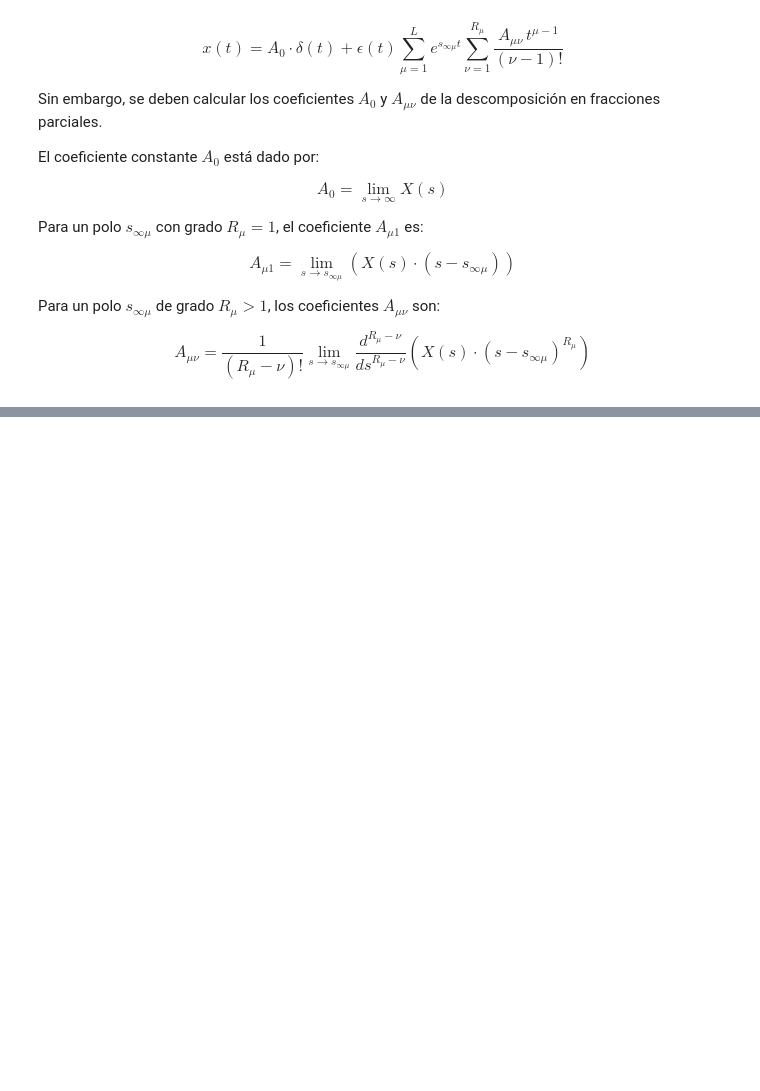
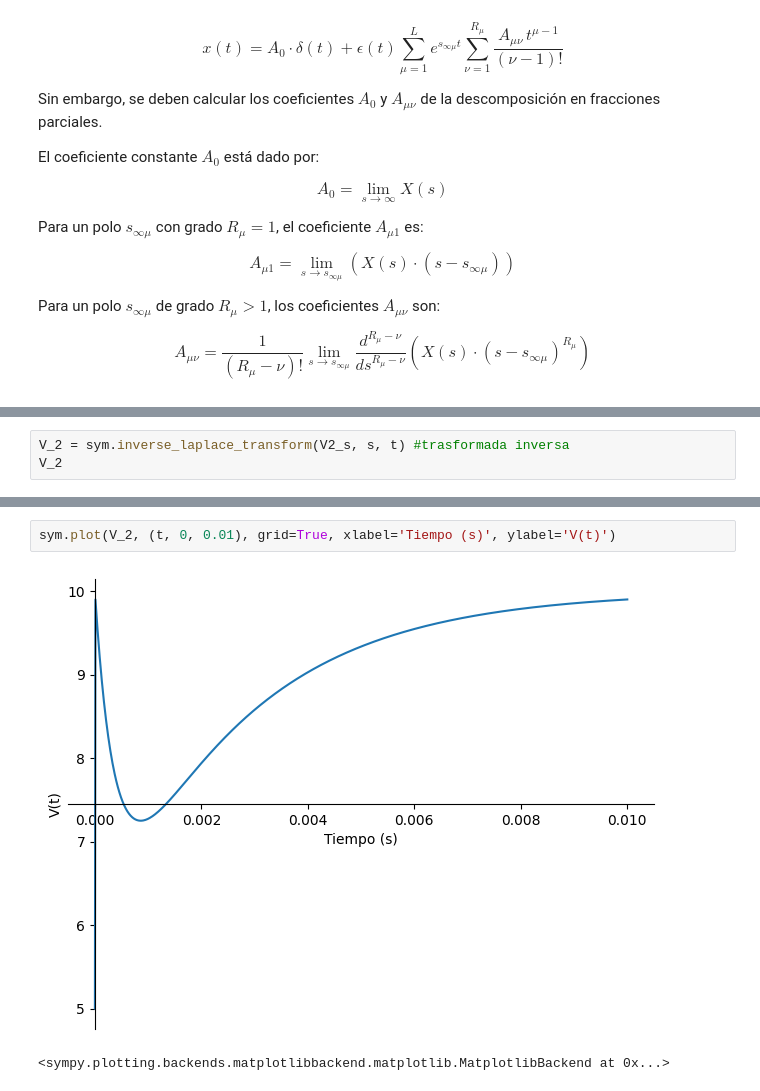
Before and after one commit to paulIruaRosero/Sistemas-dinamicos-y-control, a Jupyter notebook: Introducción/Transformada inversa de Laplace.ipynb, the cells around one changed output, grey strips where cells are left out. Drawn from its saved outputs; the diff is of its cells as text; blank space fills up the shorter version.

```diff
--- a/Introducción/Transformada inversa de Laplace.ipynb
+++ b/Introducción/Transformada inversa de Laplace.ipynb
@@ -206,0 +166,3 @@ The notebooks are provided as [Open Educational Resource](https://de.wikipedia.o
+# %%
+V_2 = sym.inverse_laplace_transform(V2_s, s, t) #trasformada inversa
+V_2
@@ -206,0 +171,5 @@ The notebooks are provided as [Open Educational Resource](https://de.wikipedia.o
+# %%
+sym.plot(V_2, (t, 0, 0.01), grid=True, xlabel='Tiempo (s)', ylabel='V(t)')
+# %% [output]
+[figure, added]
+<sympy.plotting.backends.matplotlibbackend.matplotlib.MatplotlibBackend at 0x...>
```
Also changed, not shown: parts of 30 cells of this notebook.
